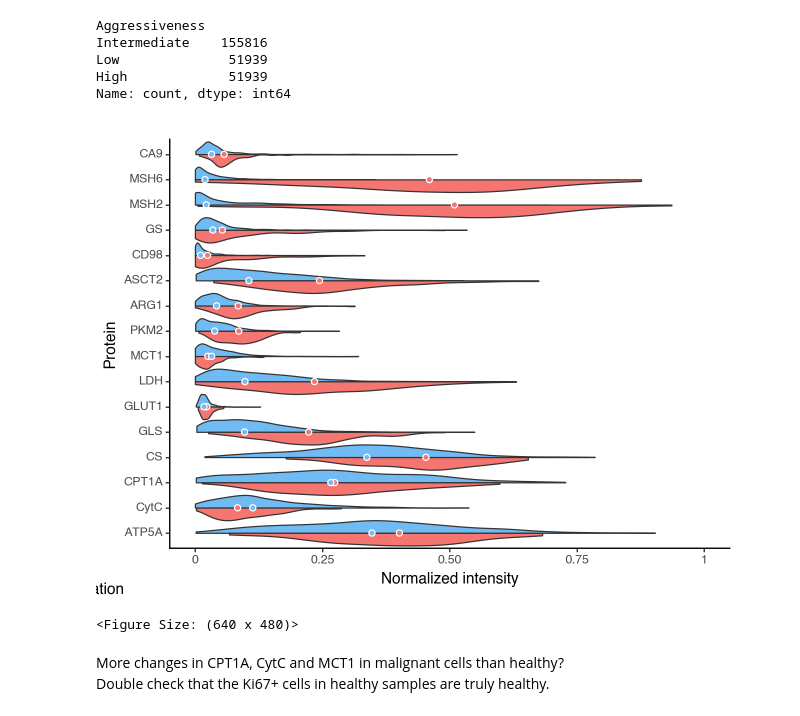
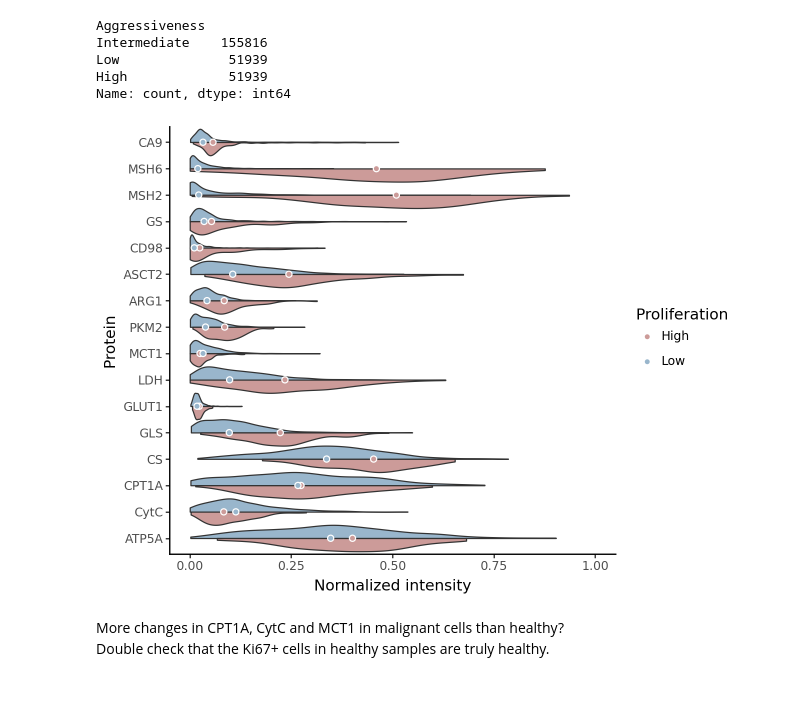
Before and after one commit to HartmannLab/MIBI-Analysis_Hamburg_CRC_TMA_2024, a Jupyter notebook: notebooks/metabolism/Aggressiveness.ipynb, the cells around one changed output. Saved outputs shown, nothing was run; the diff lists cells and outputs as text; code cells hidden in the pictures.

```diff
--- a/notebooks/metabolism/Aggressiveness.ipynb
+++ b/notebooks/metabolism/Aggressiveness.ipynb
@@ -135,40 +132,38 @@ df["PanCK"] = adata[(adata.obs["annotation_consensus"] == "Cancer_cell") &
 
 # Convert to long format
 df_long = pd.melt(df.loc[:,all_metab_col+meta_col], id_vars=meta_col, value_vars=all_metab_col)
 # Reorder by pathway
 df_long["variable"] = pd.Categorical(df_long["variable"],
     categories=path_order,
     ordered=True)
 
 gp = ggplot(df_long, aes(x="variable", y="value")) +\
     geom_violin(data = df_long.loc[df_long.Aggressiveness == "Low",:],
-                fill = "#71BBF4",
+                fill = "#99B6CC",
                 style="right",
                 scale="width",
                 width = 1) +\
     geom_violin(data = df_long.loc[df_long.Aggressiveness == "High",:],
-                fill = "#F57571",
+                fill = "#CC9B99",
                 style="left",
                 scale="width",
                 width = 1) +\
     stat_summary(data = df_long.loc[df_long.Aggressiveness != "Intermediate",:],
                  mapping = aes(fill = "Aggressiveness"),
                  fun_y=np.median, geom='point', color='white',
                  size=2) +\
-    scale_fill_manual(values = ["#F57571", "#71BBF4"]) +\
+    scale_fill_manual(values = ["#CC9B99", "#99B6CC"]) +\
     theme_classic() +\
     coord_flip() +\
     ylab("Normalized intensity") +\
     xlab("Protein") +\
     ylim(0,1) +\
-    guides(fill=guide_legend(title="Proliferation")) +\
-    theme(legend_position="None")
+    guides(fill=guide_legend(title="Proliferation"))
 
 ggsave(gp, "../../figures/fig3/intensity_ki67_healthy.pdf", width = 6, height = 3)
 gp
 # %% [output]
-[figure, old version]
+[figure, new version]
-<Figure Size: (640 x 480)>
 # %% [markdown]
 More changes in CPT1A, CytC and MCT1 in malignant cells than healthy?
 Double check that the Ki67+ cells in healthy samples are truly healthy.
```
Also changed, not shown: parts of 10 cells of this notebook, 1 other file.
